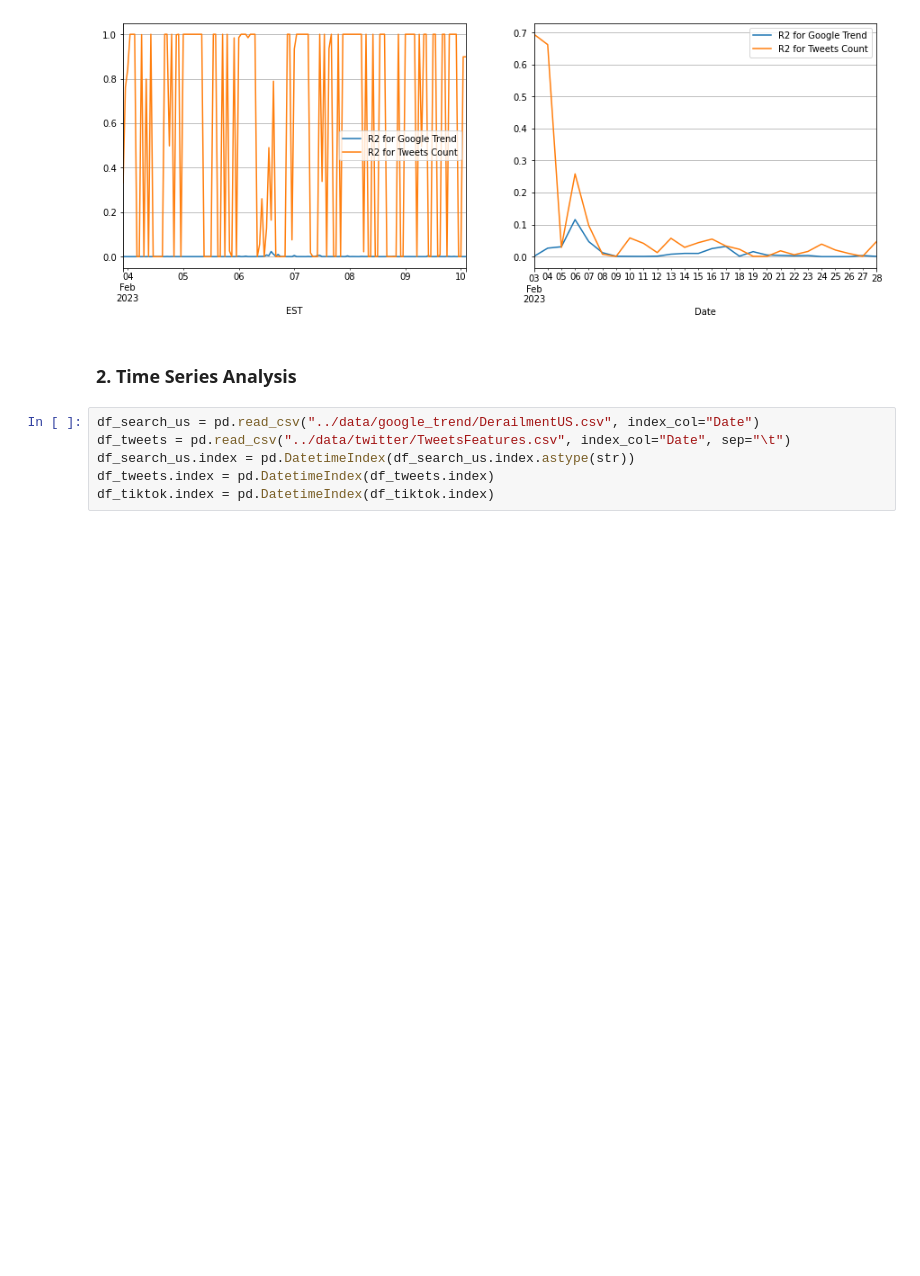
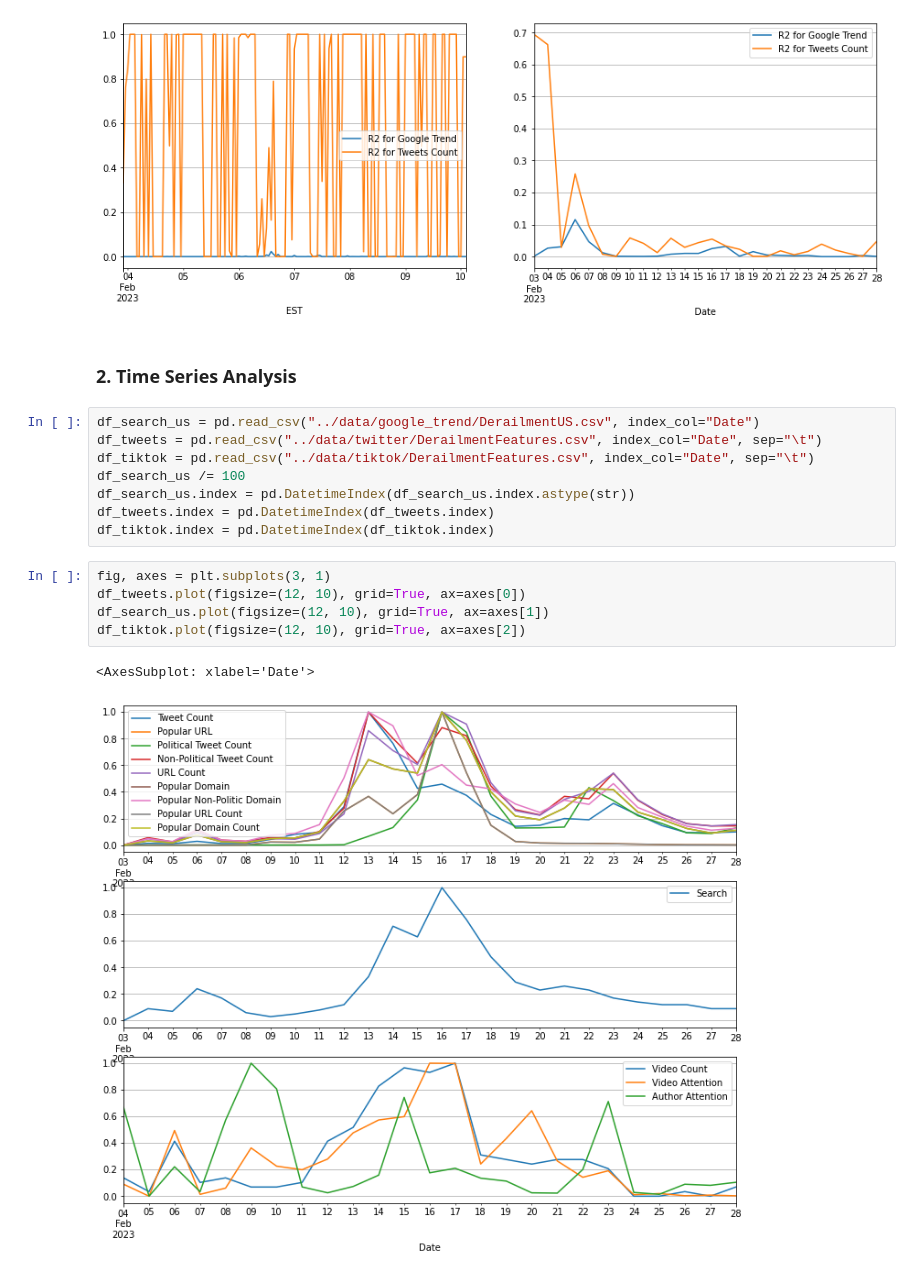
Before and after one commit to allmemes/study-of-media-and-diaster, a Jupyter notebook: code/Analysis.ipynb, the cells around one changed output. Saved outputs shown, nothing was run; the diff lists cells and outputs as text; blank space fills up the shorter version.

```diff
--- a/code/Analysis.ipynb
+++ b/code/Analysis.ipynb
@@ -107,7 +110,17 @@ for i, (gdf, col) in enumerate([(df_hourly, "EST"), (df_daily, "Date")]):
 ### 2. Time Series Analysis
 # %%
 df_search_us = pd.read_csv("../data/google_trend/DerailmentUS.csv", index_col="Date")
-df_tweets = pd.read_csv("../data/twitter/TweetsFeatures.csv", index_col="Date", sep="\t")
+df_tweets = pd.read_csv("../data/twitter/DerailmentFeatures.csv", index_col="Date", sep="\t")
+df_tiktok = pd.read_csv("../data/tiktok/DerailmentFeatures.csv", index_col="Date", sep="\t")
+df_search_us /= 100
 df_search_us.index = pd.DatetimeIndex(df_search_us.index.astype(str))
 df_tweets.index = pd.DatetimeIndex(df_tweets.index)
 df_tiktok.index = pd.DatetimeIndex(df_tiktok.index)
+# %%
+fig, axes = plt.subplots(3, 1)
+df_tweets.plot(figsize=(12, 10), grid=True, ax=axes[0])
+df_search_us.plot(figsize=(12, 10), grid=True, ax=axes[1])
+df_tiktok.plot(figsize=(12, 10), grid=True, ax=axes[2])
+# %% [output]
+<AxesSubplot: xlabel='Date'>
+[figure, added]
```
Also changed, not shown: parts of 11 cells of this notebook, 18 other files.
